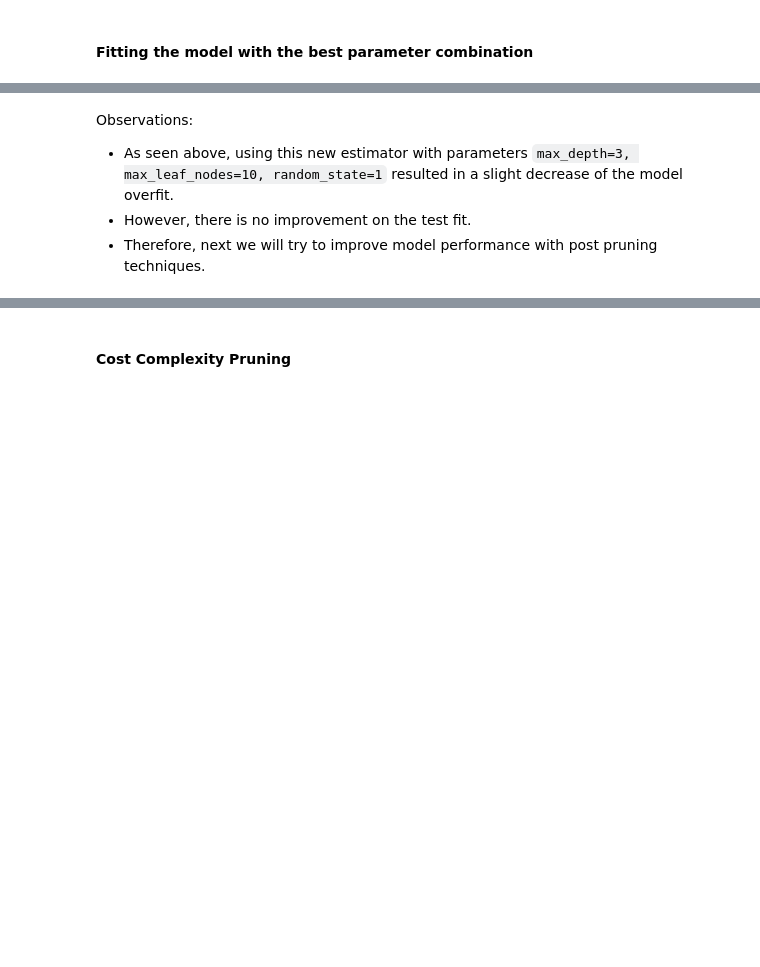
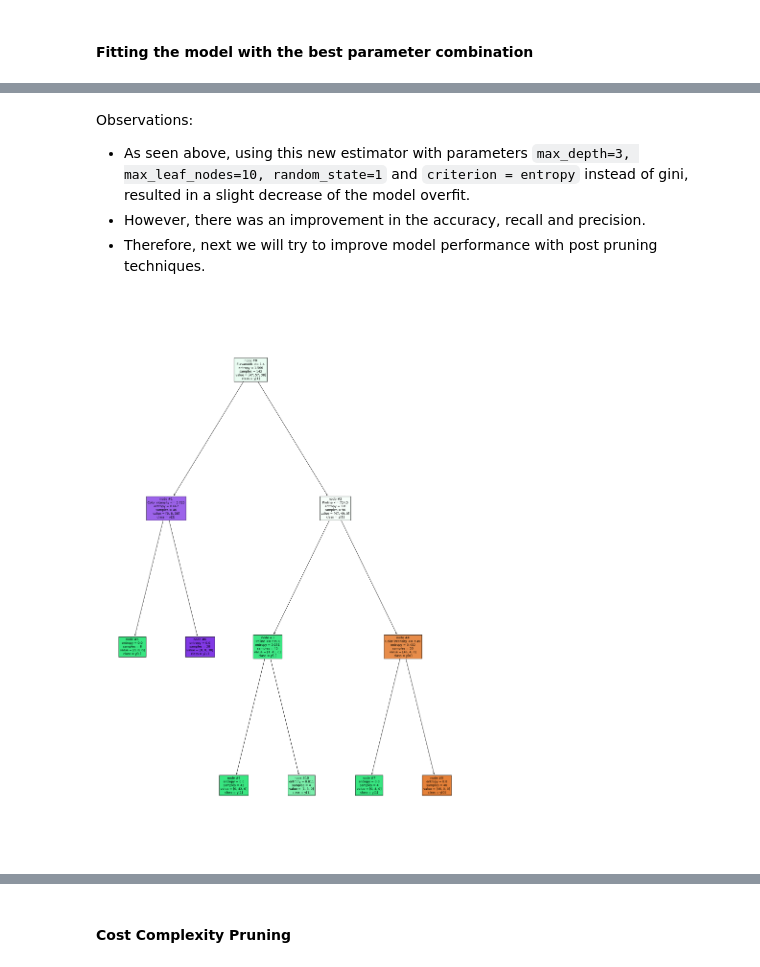
Before and after one commit to nadiaverdha/MachineLearningEx1, a Jupyter notebook: Ex1_wine.ipynb, the cells around one changed output, grey strips where cells are left out. Saved outputs shown, nothing was run; the diff lists cells and outputs as text; code cells hidden in the pictures; blank space fills up the shorter version.

Commit message:
Updated Decision Tree Model

```diff
--- a/Ex1_wine.ipynb
+++ b/Ex1_wine.ipynb
@@ -255,8 +253,8 @@ Number of samples that belong to class 3:  48 0.33146067415730335 %
 # %% [markdown]
 - As seen above, this dataset is completely balanced, where each class takes up 33% of the whole dataset.
 # %%
-tree_model = tree.DecisionTreeClassifier(criterion = 'gini', random_state=1)
-tree_model.fit(X_train,y_train)
+tree_model_random = tree.DecisionTreeClassifier(criterion = 'gini', random_state=1)
+tree_model_random.fit(X_train,y_train)
 # %% [output]
 DecisionTreeClassifier(random_state=1)
 # %%
@@ -309,11 +307,12 @@ Confusion Matrix on test:
 # %%
 features = list(X_train)
 # %%
-plt.figure(figsize=(20,30))
-plot = tree.plot_tree(tree_model,feature_names=features,filled=True,fontsize=9,node_ids=True,class_names=True)
-for o in plot:
-     arrow = o.arrow_patch
-     if arrow is not None:
-        arrow.set_edgecolor('black')
-        arrow.set_linewidth(1)
-plt.show()
+def plottree(model):
+    plt.figure(figsize=(20,30))
+    plot = tree.plot_tree(model,feature_names=features,filled=True,fontsize=9,node_ids=True,class_names=True)
+    for o in plot:
+        arrow = o.arrow_patch
+        if arrow is not None:
+            arrow.set_edgecolor('black')
+            arrow.set_linewidth(1)
+    plt.show()
@@ -362,6 +349,7 @@ estimator  = tree.DecisionTreeClassifier(random_state=1)
 parameters = {'max_depth': np.arange(1,10),
               'min_samples_leaf': [1, 2, 5, 7, 10,15,20],
               'max_leaf_nodes' : [5, 10,15,20,25,30],
+              'criterion': ['gini','entropy','log_loss']
               }
 
 scorer = make_scorer(accuracy_score)
@@ -371,6 +359,6 @@ grid = grid.fit(X_train,y_train)
 
 
 #best combination
-estimator = grid.best_estimator_
-estimator
+tree_model_best = grid.best_estimator_
+tree_model_best
 # %% [output]
@@ -378,5 +367,5 @@ DecisionTreeClassifier(max_depth=3, max_leaf_nodes=10, random_state=1)
 # %% [markdown]
 #### Fitting the model with the best parameter combination
 # %%
-estimator.fit(X_train,y_train)
+tree_model_best.fit(X_train,y_train)
 # %% [output]
@@ -400,6 +390,10 @@ Confusion Matrix on test:
 [figure]
 # %% [markdown]
 Observations:
-- As seen above, using this new estimator with parameters `max_depth=3, max_leaf_nodes=10, random_state=1` resulted in a slight decrease of the model overfit.
-- However, there is no improvement on the test fit.
+- As seen above, using this new estimator with parameters `max_depth=3, max_leaf_nodes=10, random_state=1` and `criterion = entropy` instead of gini, resulted in a slight decrease of the model overfit.
+- However, there was an improvement in the accuracy, recall and precision.
 - Therefore, next we will try to improve model performance with post pruning techniques.
+# %%
+plottree(tree_model_best)
+# %% [output]
+[figure, added]
```
Also changed, not shown: parts of 31 cells of this notebook, 1 other file.
